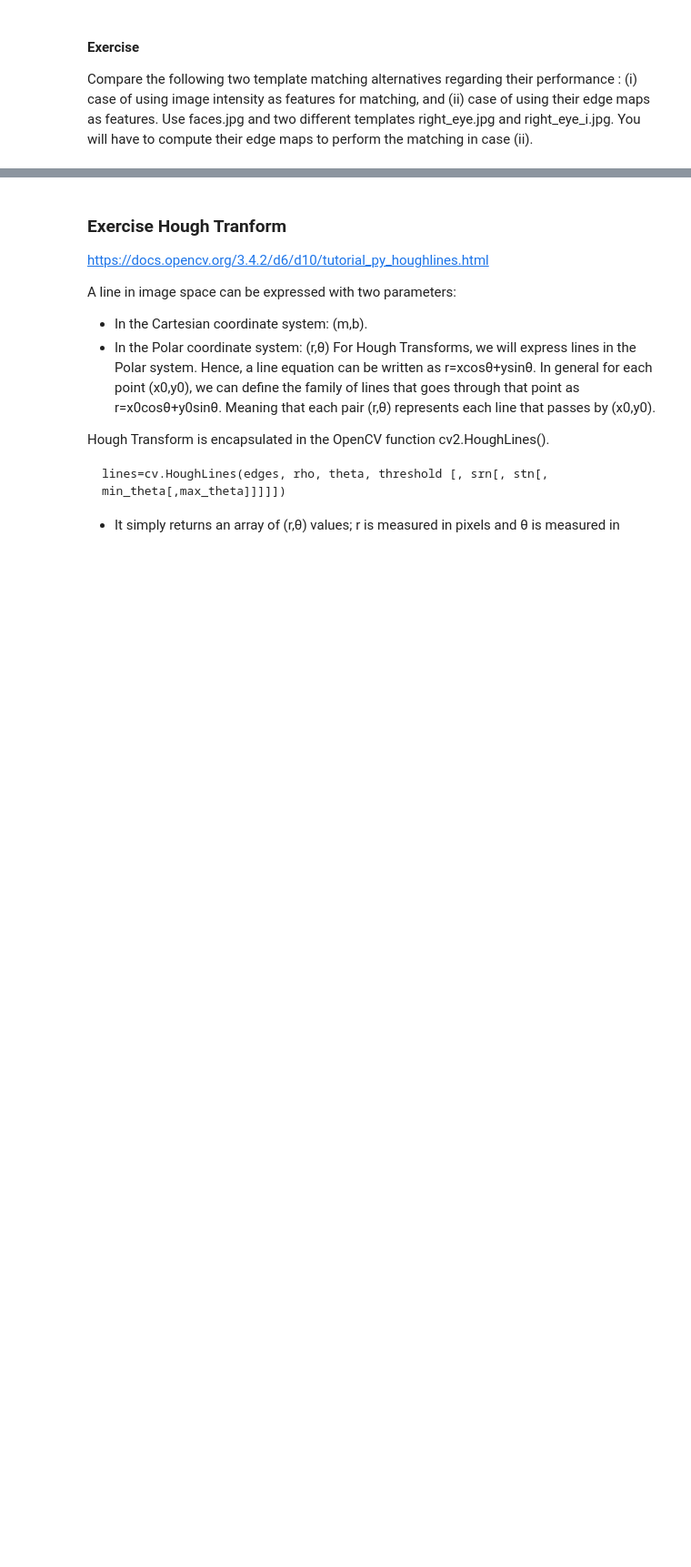
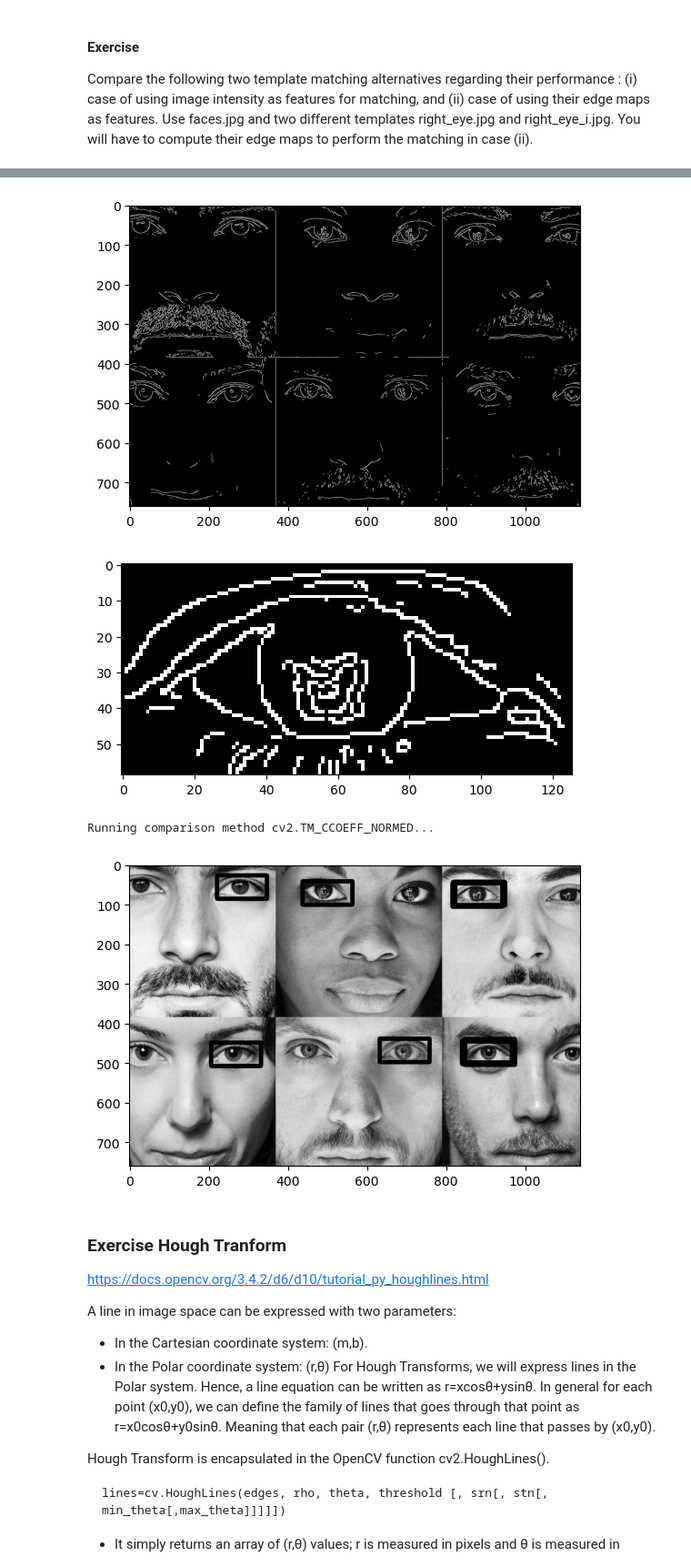
Before and after one commit to Jorgloba/ComputerVision_I, a Jupyter notebook: 4_Edge_Detection.ipynb, the cells around one changed output, grey strips where cells are left out. Shown at 91% size. Cells and saved outputs as stored; diff of their text form; code cells hidden in the pictures; blank space fills up the shorter version.

```diff
--- a/4_Edge_Detection.ipynb
+++ b/4_Edge_Detection.ipynb
@@ -219,3 +296,72 @@ Compare the following two template matching alternatives  regarding their  perfo
+# %%
+# (ii) Using their edge maps as features:
+
+def template_matching_1(target_img, target_edges, template_img, template_edges, threshold_value):
+
+
+    width_img, height_img = target_img.shape[::-1]
+    width_temp, height_temp = template_img.shape[::-1]
+
+
+    methods = ['cv2.TM_CCOEFF_NORMED']
+    for method in methods:
+        print('Running comparison method ' + method + '...')
+
+        res = cv2.matchTemplate(target_edges,template_edges, eval(method))
+        min_val, max_val, min_loc, max_loc = cv2.minMaxLoc(res)
+        threshold=threshold_value
+        loc = np.where(res >= threshold)
+
+        # If the method is TM_SQDIFF or TM_SQDIFF_NORMED, take minimum
+        if method in [cv2.TM_SQDIFF, cv2.TM_SQDIFF_NORMED]:
+            top_left = min_loc
+        else:
+            top_left = max_loc
+            bottom_right = (top_left[0] + width_temp, top_left[1] + height_temp)
+
+        for pt in zip(*loc[::-1]):
+            rectangle = cv2.rectangle(target_img, pt, (pt[0] + width_temp, pt[1] + height_temp), [0,255,0], 10)
+
+        img = cv2.cvtColor(target_img, cv2.COLOR_GRAY2RGB)
+        plt.imshow(img)
+        plt.show()
+
+
+
+
+# Path to the images folder
+edge_images_path='./Images/Edge_images/'
+
+# Load image and templates
+target_img = cv2.imread(edge_images_path+'faces.jpg',0)
+template_img = cv2.imread(edge_images_path+'right_eye.jpg',0)
+
+# Obtain the median values
+median_value_img = cv2.mean(target_img)[0]
+median_value_template = cv2.mean(template_img)[0]
+
+# Get the edge maps around the median
+target_imgBlur=cv2.GaussianBlur(target_img,(3,3),0) #some previous smoothing is usually convenient
+target_edges = cv2.Canny(target_imgBlur, median_value_img*0.90, median_value_img*1.05, apertureSize=3, L2gradient=True)
+
+template_edgesBlur=cv2.GaussianBlur(template_img,(3,3),0) #some previous smoothing is usually convenient
+template_edges = cv2.Canny(template_edgesBlur, median_value_template*0.80, median_value_template*1.05, apertureSize=3, L2gradient=True)
+
+threshold_value = 0.115
+
+plt.imshow(target_edges, cmap = 'gray')
+plt.show()
+
+plt.imshow(template_edges, cmap = 'gray')
+plt.show()
+
+
+template_matching_1(target_img, target_edges, template_img, template_edges, threshold_value)
+# %% [output]
+[figure, added]
+[figure, added]
+Running comparison method cv2.TM_CCOEFF_NORMED...
+[figure, added]
 # %% [markdown]
 ### Exercise Hough Tranform
 
```
Also changed, not shown: parts of 8 cells of this notebook.
